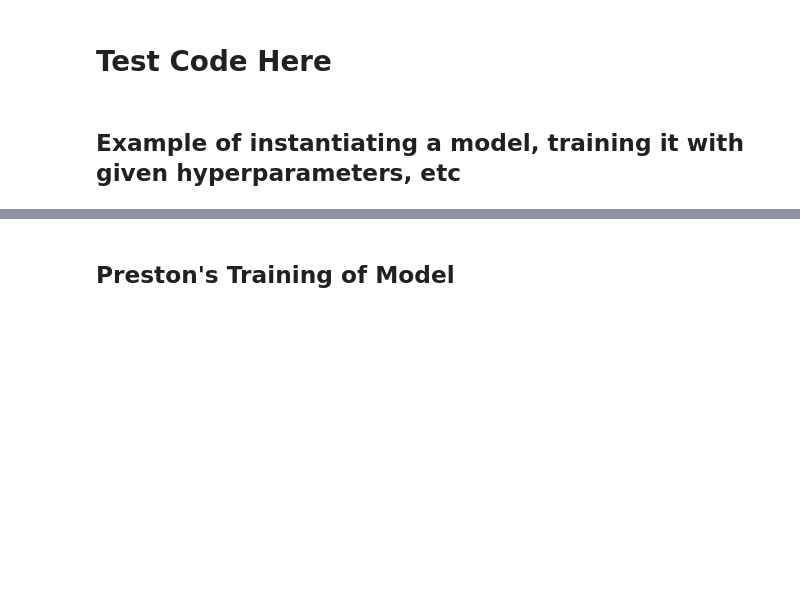
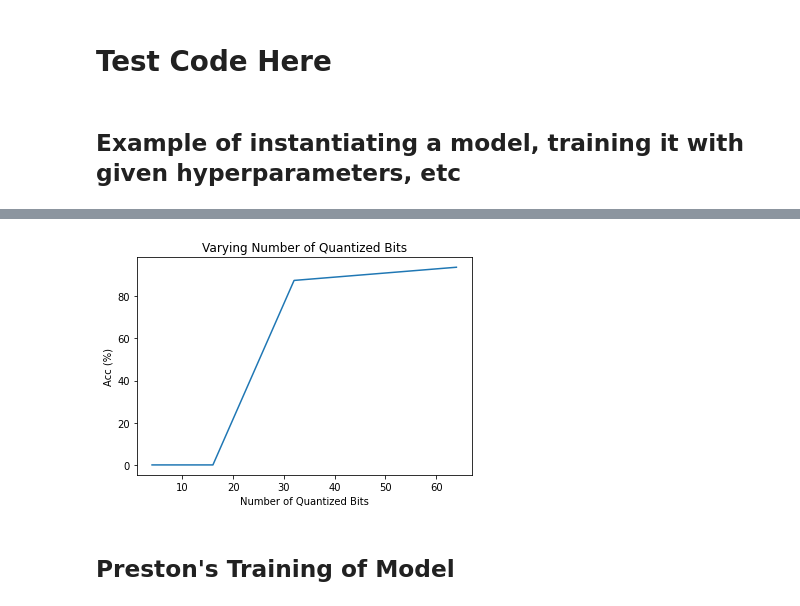
Before and after one commit to chekfung/cross_layer_final_project, a Jupyter notebook: training_quantization.ipynb, the cells around one changed output, grey strips where cells are left out. Cells and saved outputs as stored; diff of their text form; code cells hidden in the pictures; blank space fills up the shorter version.

```diff
--- a/training_quantization.ipynb
+++ b/training_quantization.ipynb
@@ -222,11 +205,23 @@ def quantize_fp_model_weights(model):
     if not isinstance(layer, (nn.ReLU, nn.MaxPool2d)) and count != 0:
 
       with torch.no_grad():
-        layer.weight = torch.nn.parameter.Parameter(optimized_tensor_fp_quantize(layer.weight, model.smallest_step_size, model.largest_num_representable, model.smallest_num_representable))
+        layer.weight.data = optimized_tensor_fp_quantize(layer.weight.data, model.smallest_step_size, model.largest_num_representable, model.smallest_num_representable)
 
     count += 1
 
   return 0
+
+def quantize_fp_model_biases(model):
+  count = 0
+  for layer in model.modules():
+    if not isinstance(layer, (nn.ReLU, nn.MaxPool2d)) and count != 0:
+
+      with torch.no_grad():
+        layer.bias.data = optimized_tensor_fp_quantize(layer.bias.data, model.smallest_step_size, model.largest_num_representable, model.smallest_num_representable)
+
+    count += 1
+
+  return 0
 # %%
 def train_model(arg, model, criterion, optimizer, train_loader, quantize=False):
     print("---Training started")
@@ -278,9 +273,10 @@ def train_model(arg, model, criterion, optimizer, train_loader, quantize=False):
 
             optimizer.step()
 
-            # TODO: Need to quantize the biases as well.
+            # # TODO: Need to quantize the biases as well.
             if quantize:
               quantize_fp_model_weights(model)
+              quantize_fp_model_biases(model)
 
             if (i + 1) % 600 == 0:
                 print('Epoch: [% d/% d], Step: [% d/% d], Loss: %.4f'
@@ -416,7 +412,7 @@ num_classes = 10
 # %%
 args = easydict.EasyDict({
         "batch_size": 16,
-        "epochs": 5,
+        "epochs": 1,
         "lr": 0.001,
         "enable_cuda" : True,
         "L1norm" : False,
@@ -431,20 +427,37 @@ quantize = True
 train_loader = torch.utils.data.DataLoader(dataset = train_set, batch_size = args.batch_size, shuffle = True)
 test_loader = torch.utils.data.DataLoader(dataset = test_set, batch_size = args.batch_size, shuffle = False)
 
-# Declare Model
-num_bits = 64
-num_fractional_bits = 32
-model = MyConvNet_FIXED_POINT(args, num_bits, num_fractional_bits).cuda()
-#model = MyConvNet_FP32(args).cuda()
+num_bits_test = [64, 32, 16, 8, 4]
+num_fractional_bits = [32, 16, 8, 4, 2]
+acc = []
 
-criterion = nn.CrossEntropyLoss().cuda()
-optimizer = torch.optim.Adam(model.parameters(), lr = args.lr)
+for (num_bits,num_fractional_bits) in zip(num_bits_test, num_fractional_bits):
+  print(num_bits)
+  print(num_fractional_bits)
+  # Declare Model
+  model = MyConvNet_FIXED_POINT(args, num_bits, num_fractional_bits).cuda()
+  #model = MyConvNet_FP32(args).cuda()
 
-# Training
-train_model(args, model, criterion, optimizer, train_loader, quantize)
+  criterion = nn.CrossEntropyLoss().cuda()
+  optimizer = torch.optim.Adam(model.parameters(), lr = args.lr)
 
-# Testing ARC
-test_acc, test_loss = get_acc(model, criterion, test_loader, quantize)
-print("Test Accuracy: {}".format(test_acc))
-print("Test Loss: {}".format(test_loss))
+  # Training
+  train_model(args, model, criterion, optimizer, train_loader, quantize)
+
+  # Need to quantize the model afterwards
+  quantize_fp_model_weights(model)
+
+  # Testing ARC
+  test_acc, test_loss = get_acc(model, criterion, test_loader, quantize)
+  print("Test Accuracy: {}".format(test_acc))
+  print("Test Loss: {}".format(test_loss))
+
+  acc.append(test_acc.item())
+
+plt.figure(0)
+plt.plot(num_bits_test, acc)
+plt.title("Varying Number of Quantized Bits")
+plt.xlabel("Number of Quantized Bits")
+plt.ylabel("Acc (%)")
+plt.show()
 # %% [output]
@@ -468,3 +481,4 @@ Test Loss: 0.24709872901439667
+[figure, added]
 # %% [markdown]
 ## Preston's Training of Model
 # %%
```
Also changed, not shown: parts of 4 cells of this notebook.
